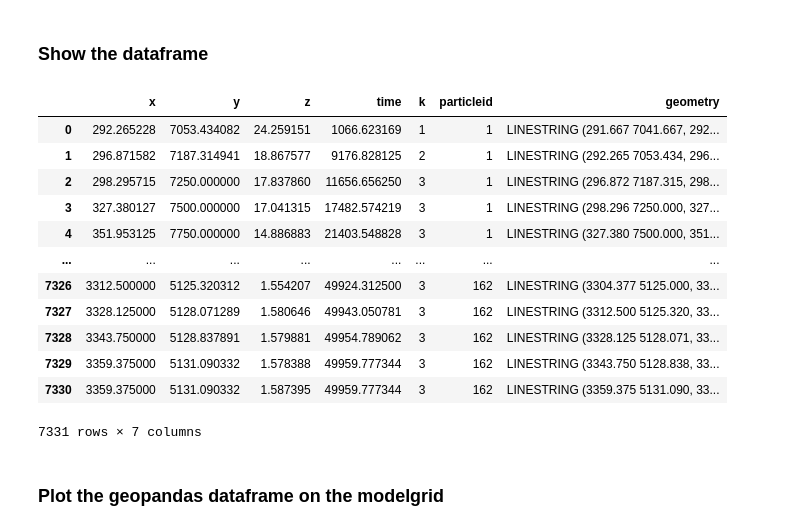
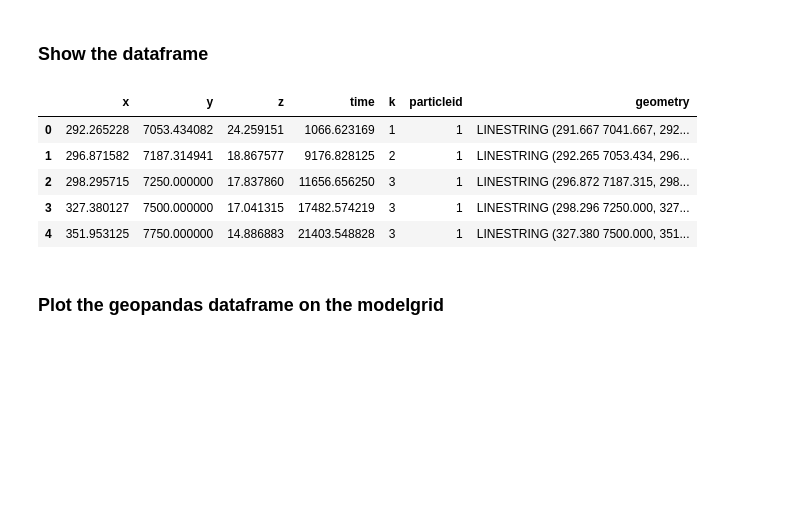
Before and after one commit to DOI-USGS/python-for-hydrology, a Jupyter notebook: notebooks/part1_flopy/10_modpath-demo.ipynb, the cells around one changed output. Saved outputs shown, nothing was run; the diff lists cells and outputs as text; code cells hidden in the pictures; blank space fills up the shorter version.

```diff
--- a/notebooks/part1_flopy/10_modpath-demo.ipynb
+++ b/notebooks/part1_flopy/10_modpath-demo.ipynb
@@ -263,21 +197,14 @@ rshp = gpd.read_file(spth)
 # %% [markdown]
 ### Show the dataframe
 # %%
-rshp
+rshp.head()
 # %% [output]
 |  | x | y | z | time | k | particleid | geometry |
 | 0 | 292.265228 | 7053.434082 | 24.259151 | 1066.623169 | 1 | 1 | LINESTRING (291.667 7041.667, 292... |
 | 1 | 296.871582 | 7187.314941 | 18.867577 | 9176.828125 | 2 | 1 | LINESTRING (292.265 7053.434, 296... |
 | 2 | 298.295715 | 7250.000000 | 17.837860 | 11656.656250 | 3 | 1 | LINESTRING (296.872 7187.315, 298... |
 | 3 | 327.380127 | 7500.000000 | 17.041315 | 17482.574219 | 3 | 1 | LINESTRING (298.296 7250.000, 327... |
 | 4 | 351.953125 | 7750.000000 | 14.886883 | 21403.548828 | 3 | 1 | LINESTRING (327.380 7500.000, 351... |
-| ... | ... | ... | ... | ... | ... | ... | ... |
-| 7326 | 3312.500000 | 5125.320312 | 1.554207 | 49924.312500 | 3 | 162 | LINESTRING (3304.377 5125.000, 33... |
-| 7327 | 3328.125000 | 5128.071289 | 1.580646 | 49943.050781 | 3 | 162 | LINESTRING (3312.500 5125.320, 33... |
-| 7328 | 3343.750000 | 5128.837891 | 1.579881 | 49954.789062 | 3 | 162 | LINESTRING (3328.125 5128.071, 33... |
-| 7329 | 3359.375000 | 5131.090332 | 1.578388 | 49959.777344 | 3 | 162 | LINESTRING (3343.750 5128.838, 33... |
-| 7330 | 3359.375000 | 5131.090332 | 1.587395 | 49959.777344 | 3 | 162 | LINESTRING (3359.375 5131.090, 33... |
-7331 rows × 7 columns
 # %% [markdown]
 ### Plot the geopandas dataframe on the modelgrid
 # %%
```
Also changed, not shown: parts of 10 cells of this notebook.
